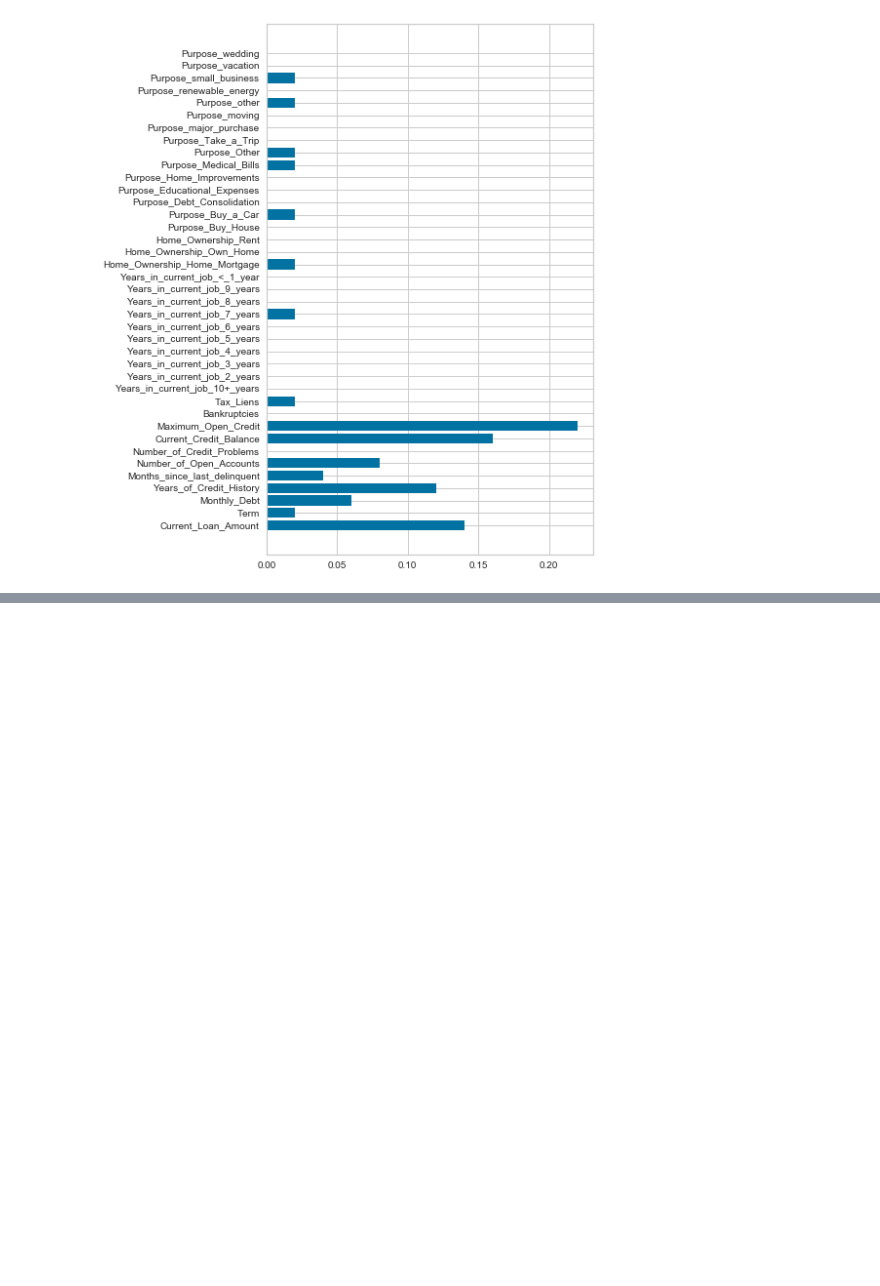
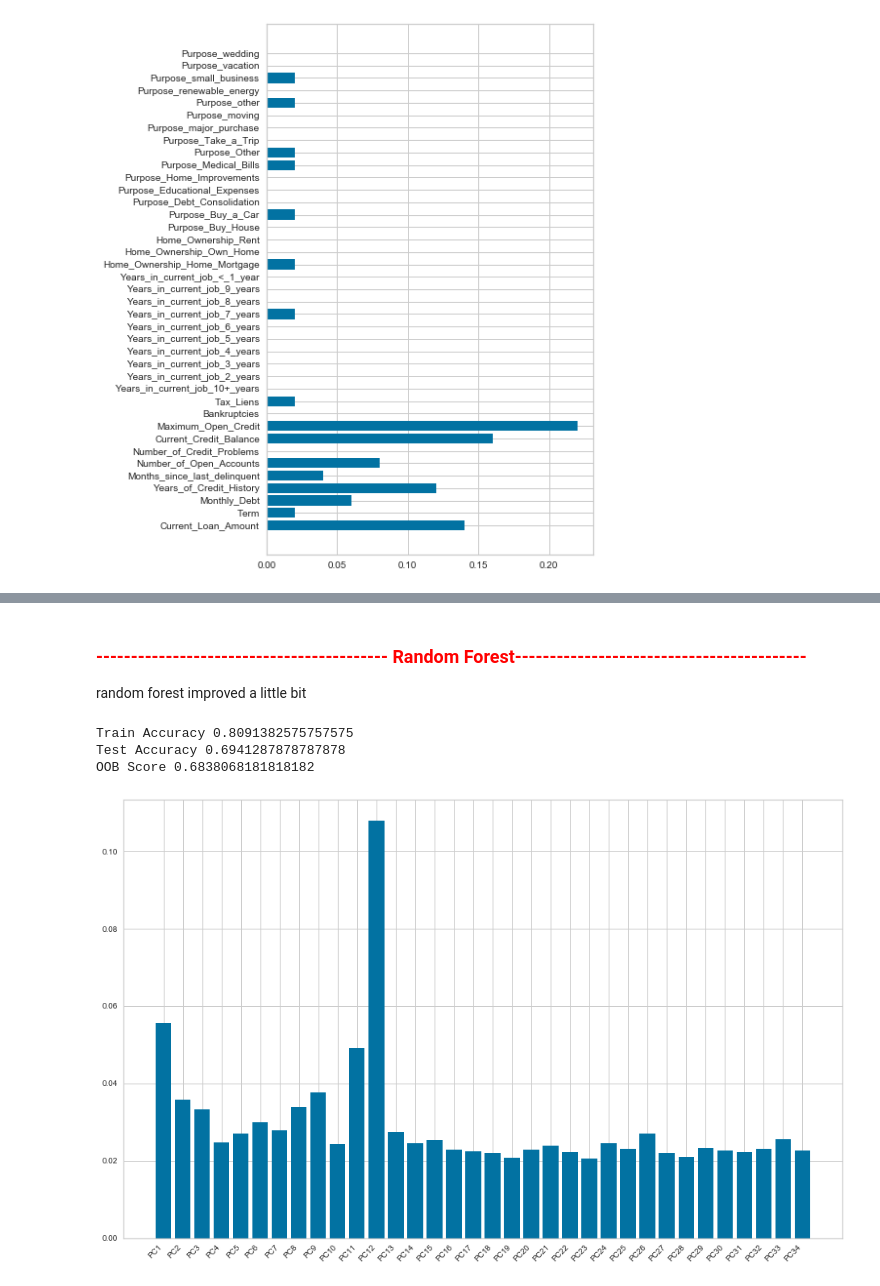
Before and after one commit to LaurentStar/Bank-Loans, a Jupyter notebook: master.ipynb, the cells around one changed output, grey strips where cells are left out. Cells and saved outputs as stored; diff of their text form; code cells hidden in the pictures; blank space fills up the shorter version.

```diff
--- a/master.ipynb
+++ b/master.ipynb
@@ -147,0 +212,28 @@ Test Accuracy 0.6136363636363636
+# %% [markdown]
+### <span style="color:red">------------------------------------------ Random Forest------------------------------------------</span>
+
+random forest improved a little bit
+# %%
+rf_clf = RandomForestClassifier(n_estimators= 300,
+                                criterion= 'gini',
+                                max_depth= 10,
+                                max_features= 'auto',
+                                oob_score= True)
+rf_clf.fit(X_train_pca, y_train_pca.ravel())
+
+accuracy_train = rf_clf.score(X_train_pca, y_train_pca)
+accuracy_test = rf_clf.score(X_test_pca, y_test_pca)
+oob = rf_clf.oob_score_
+
+print('Train Accuracy', accuracy_train)
+print('Test Accuracy', accuracy_test)
+print('OOB Score', oob)
+
+fig, ax = plt.subplots(figsize=(16, 10))
+ax.bar(height=rf_clf.feature_importances_, x=X_train_pca.columns)
+plt.xticks(rotation=45, horizontalalignment='right');
+# %% [output]
+Train Accuracy 0.8091382575757575
+Test Accuracy 0.6941287878787878
+OOB Score 0.6838068181818182
+[figure, added]
```
Also changed, not shown: parts of 20 cells of this notebook, 7 other files.
